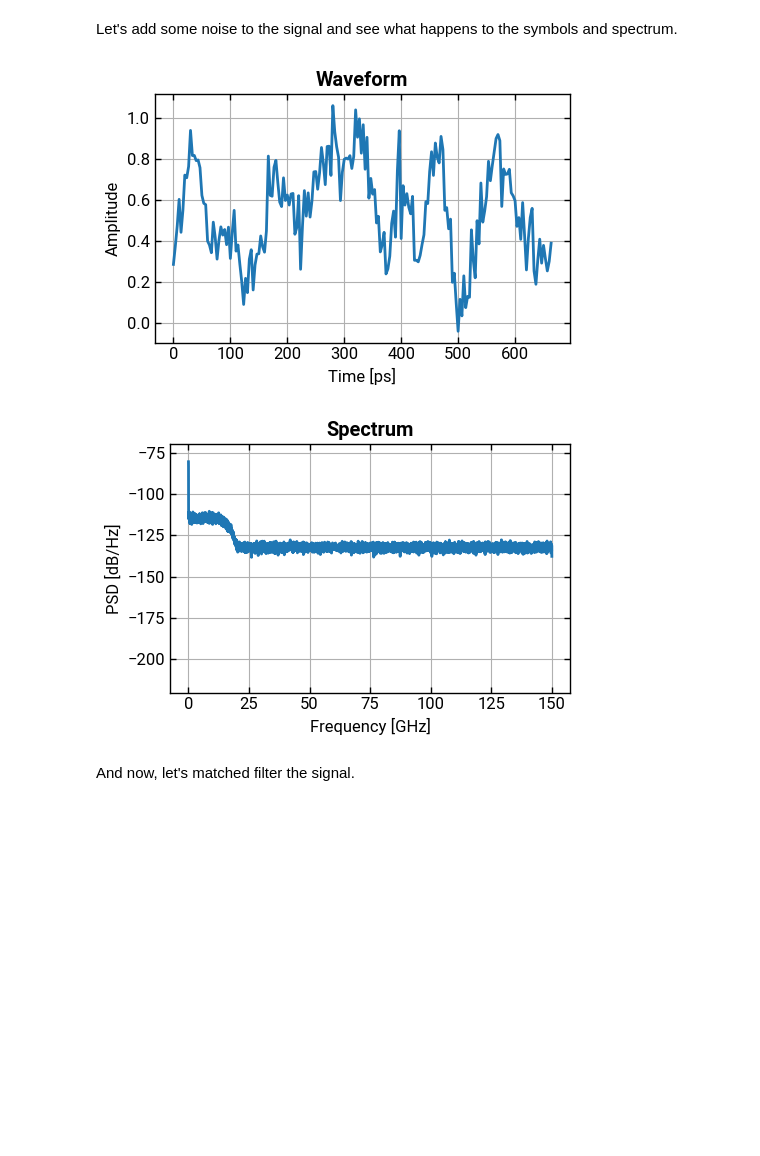
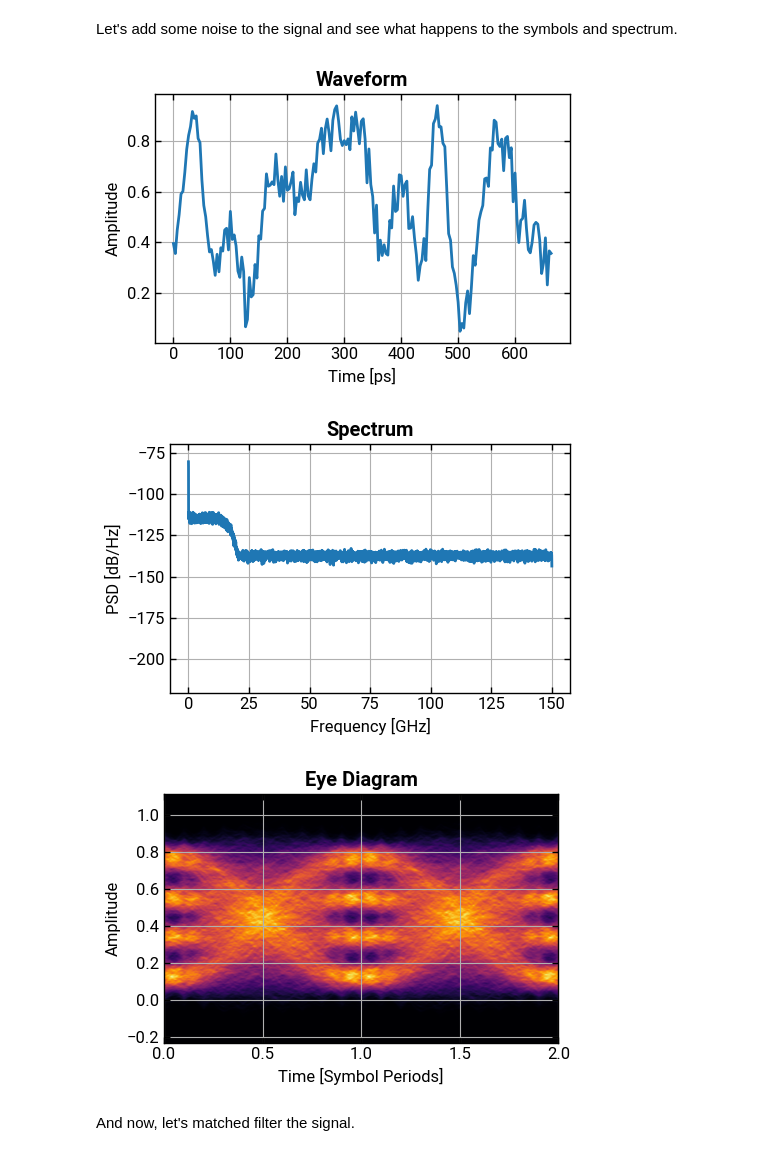
Before and after one commit to lokgar/commstools, a Jupyter notebook: examples/01-pam-waveforms.ipynb, the cells around one changed output. Drawn from its saved outputs; the diff is of its cells as text; code cells hidden in the pictures; blank space fills up the shorter version.

```diff
--- a/examples/01-pam-waveforms.ipynb
+++ b/examples/01-pam-waveforms.ipynb
@@ -212,12 +212,14 @@ filter_response(rrc_filter, sps=sps, show=True)
 # %% [markdown]
 Let's add some noise to the signal and see what happens to the symbols and spectrum.
 # %%
-pam4_n = add_gaussian_noise(pam4, 15)
+pam4_n = add_gaussian_noise(pam4, 20)
 pam4_n.plot_symbols(num_symbols=20, show=True)
 pam4_n.plot_psd(show=True, nperseg=2**14, ylim=(-220, -70))
+pam4_n.plot_eye(show=True)
 # %% [output]
-[figure, old version]
+[figure, new version]
-[figure, old version]
+[figure, new version]
+[figure, added]
 # %% [markdown]
 And now, let's matched filter the signal.
 # %%
```
Also changed, not shown: parts of 7 cells of this notebook, 2 other files.
